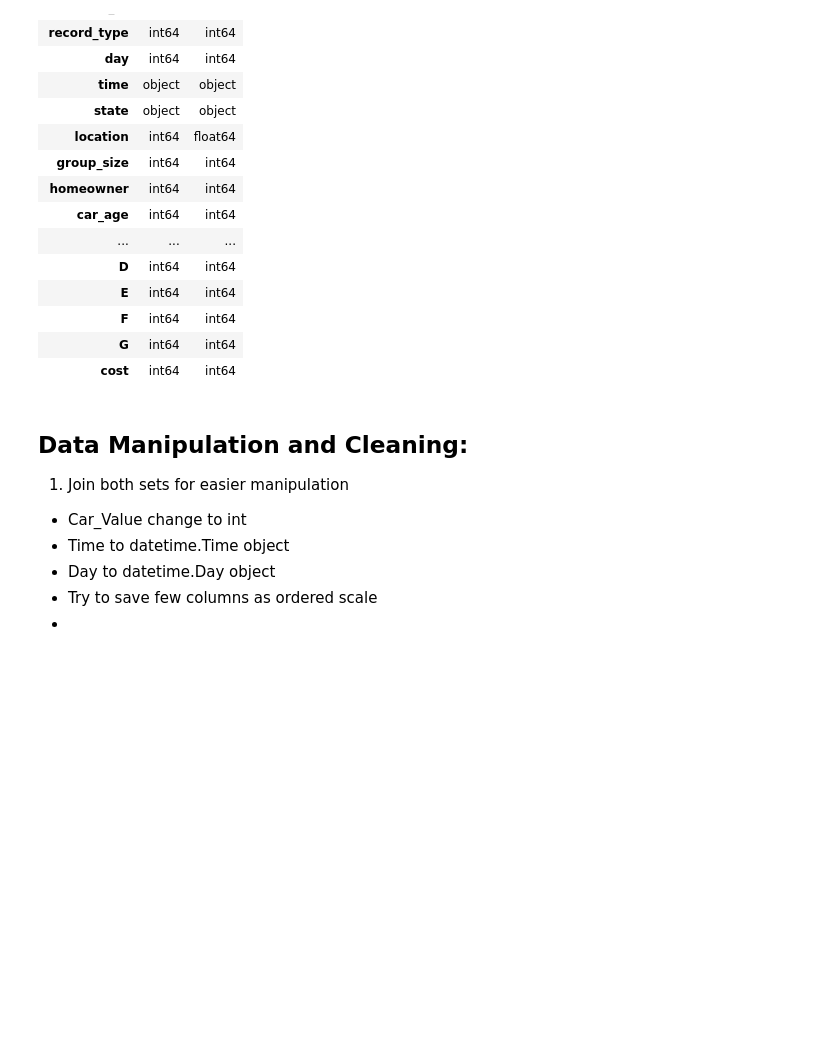
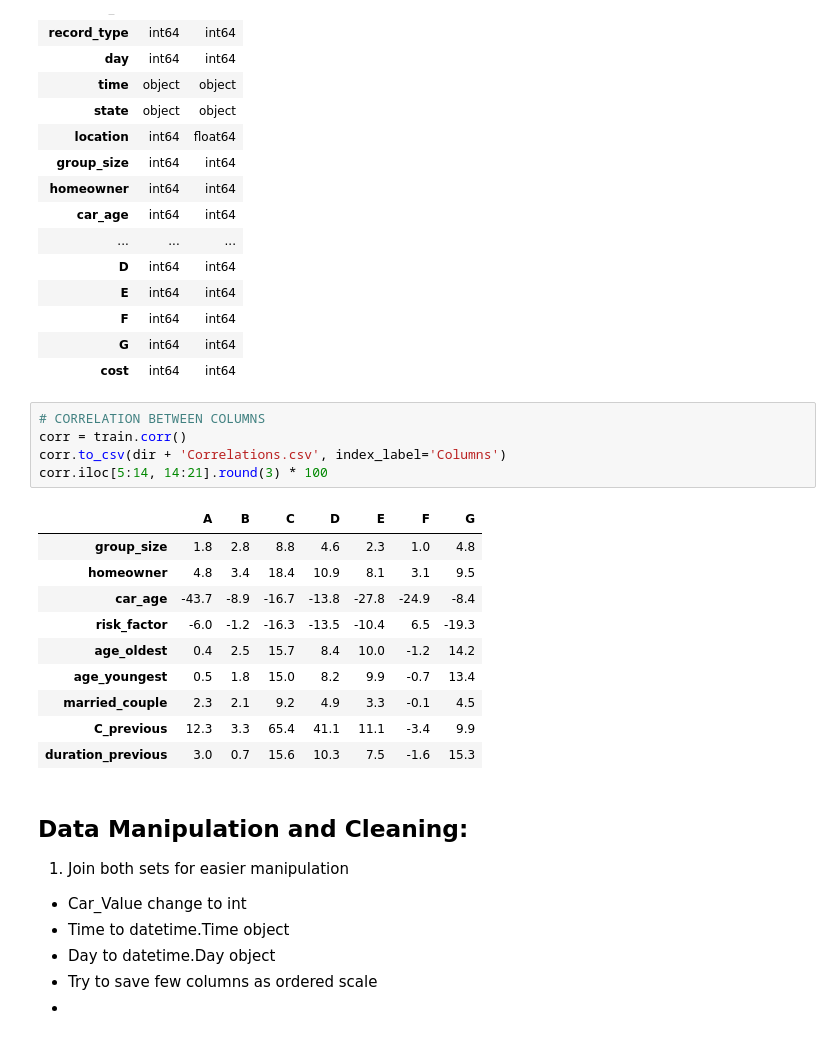
Before and after one commit to MateuszKonopelski/Kaggle, a Jupyter notebook: Project3_AllState/Allstate_code.ipynb, the cells around one changed output. Drawn from its saved outputs; the diff is of its cells as text; blank space fills up the shorter version.

```diff
--- a/Project3_AllState/Allstate_code.ipynb
+++ b/Project3_AllState/Allstate_code.ipynb
@@ -172,6 +173,22 @@ pd.concat([train.dtypes, test.dtypes], axis=1, keys=['Train', 'Test'])
 | F | int64 | int64 |
 | G | int64 | int64 |
 | cost | int64 | int64 |
+# %%
+# CORRELATION BETWEEN COLUMNS
+corr = train.corr()
+corr.to_csv(dir + 'Correlations.csv', index_label='Columns')
+corr.iloc[5:14, 14:21].round(3) * 100
+# %% [output]
+|  | A | B | C | D | E | F | G |
+| group_size | 1.8 | 2.8 | 8.8 | 4.6 | 2.3 | 1.0 | 4.8 |
+| homeowner | 4.8 | 3.4 | 18.4 | 10.9 | 8.1 | 3.1 | 9.5 |
+| car_age | -43.7 | -8.9 | -16.7 | -13.8 | -27.8 | -24.9 | -8.4 |
+| risk_factor | -6.0 | -1.2 | -16.3 | -13.5 | -10.4 | 6.5 | -19.3 |
+| age_oldest | 0.4 | 2.5 | 15.7 | 8.4 | 10.0 | -1.2 | 14.2 |
+| age_youngest | 0.5 | 1.8 | 15.0 | 8.2 | 9.9 | -0.7 | 13.4 |
+| married_couple | 2.3 | 2.1 | 9.2 | 4.9 | 3.3 | -0.1 | 4.5 |
+| C_previous | 12.3 | 3.3 | 65.4 | 41.1 | 11.1 | -3.4 | 9.9 |
+| duration_previous | 3.0 | 0.7 | 15.6 | 10.3 | 7.5 | -1.6 | 15.3 |
 # %% [markdown]
 ## Data Manipulation and Cleaning:
 1. Join both sets for easier manipulation
```
Also changed, not shown: parts of 16 cells of this notebook.
